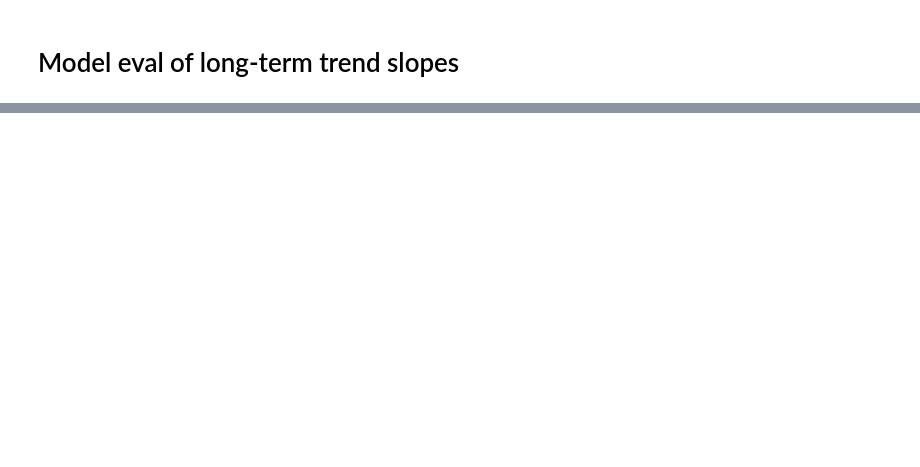
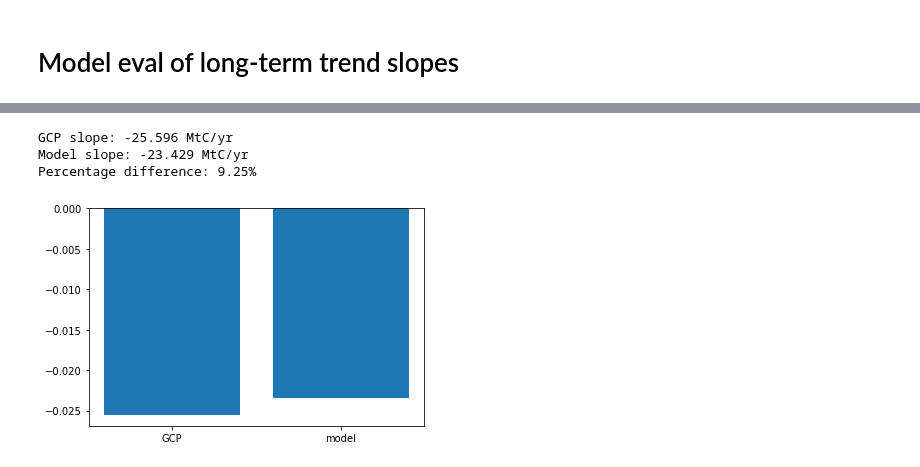
Before and after one commit to rursino/carbon-cycle-feedbacks, a Jupyter notebook: Peylin_flux/Notebooks/model_evaluation.ipynb, the cells around one changed output, grey strips where cells are left out. Saved outputs shown, nothing was run; the diff lists cells and outputs as text; code cells hidden in the pictures; blank space fills up the shorter version.

```diff
--- a/Peylin_flux/Notebooks/model_evaluation.ipynb
+++ b/Peylin_flux/Notebooks/model_evaluation.ipynb
@@ -337,0 +316,7 @@ autocorrelation_plot(GCB["ocean"])
+# %%
+model_GCP_trend(CAMS, "ocean")
+# %% [output]
+GCP slope: -25.596 MtC/yr
+Model slope: -23.429 MtC/yr
+Percentage difference: 9.25%
+[figure, added]
```
Also changed, not shown: parts of 20 cells of this notebook, 1 other file.
